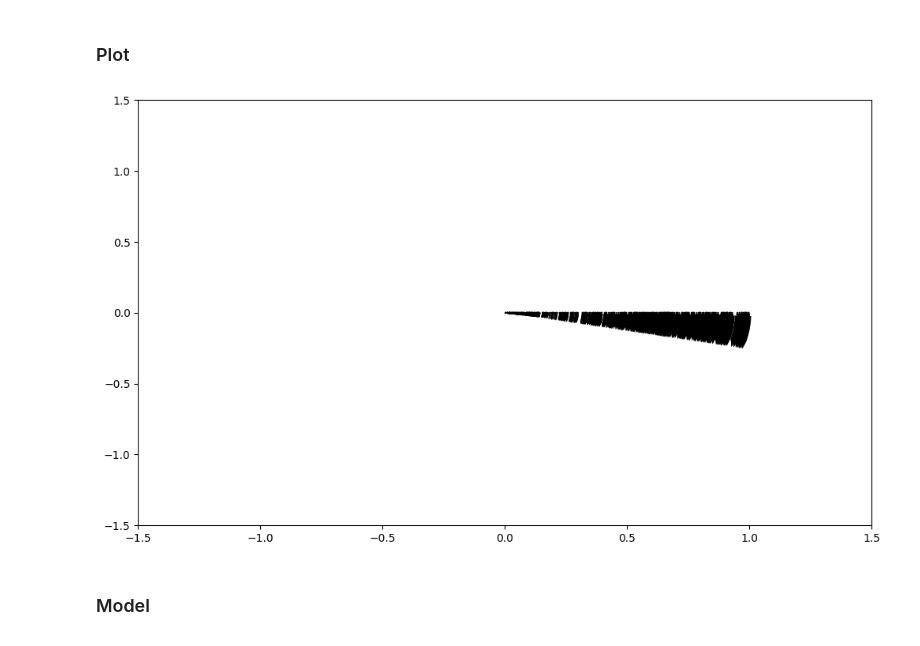
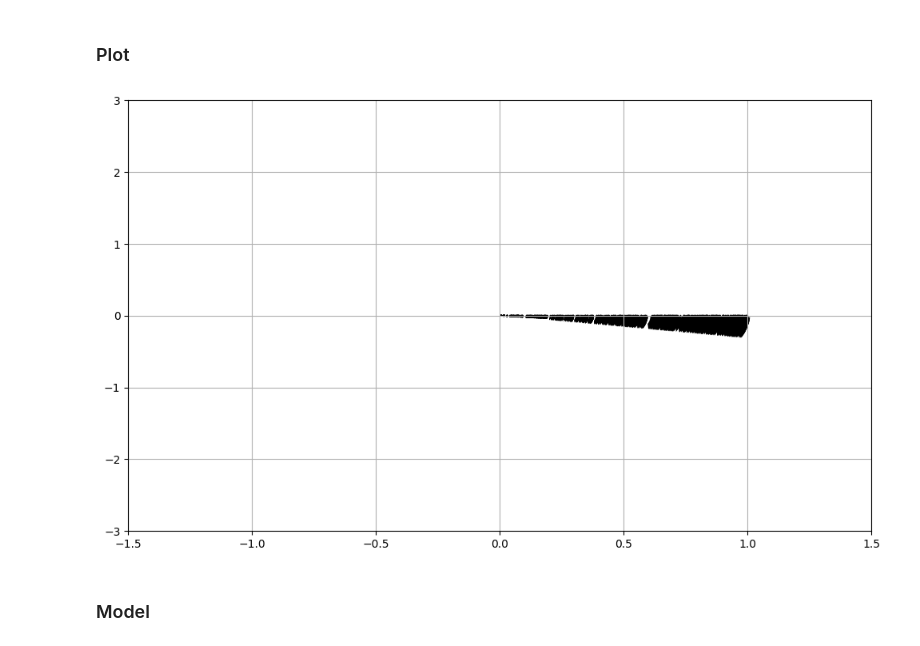
Before and after one commit to yonathan95/SequntialModeling1, a Jupyter notebook: Assignment1.ipynb, the cells around one changed output. Drawn from its saved outputs; the diff is of its cells as text; code cells hidden in the pictures.

```diff
--- a/Assignment1.ipynb
+++ b/Assignment1.ipynb
@@ -37,6 +37,17 @@ import random
 # %%
 def calc_grad(x1, x2, delta_t=0.01):
     return (x2 - x1)/ delta_t
+
+def conv_to_2d(seqs, seq_length=20):
+    data = []
+    for s in seqs:
+        seq = [None] * seq_length
+        seq[0] = [s[0], 0]
+        for i in range(1, len(seq)):
+            seq[i] = [s[i], calc_grad(s[i-1], s[i])]
+        data.append(np.array(seq))
+    return data
+
 
 def generate_harmonic_oscillator_sequence(delta_t = 0.01, seq_length=20):
     x_0 = random.random()
@@ -46,12 +57,7 @@ def generate_harmonic_oscillator_sequence(delta_t = 0.01, seq_length=20):
 
     for i in range(1, seq_length - 1):
         xs[i+1] = 2.0 * xs[i] - xs[i-1] - xs[i] * (delta_t**2)
-
-    data = [None] * seq_length
-    data[0] = [xs[0], 0]
-    for i in range(1, len(xs)):
-        data[i] = [xs[i], calc_grad(xs[i-1], xs[i])]
-    return np.array(data)
+    return xs
 # %% [markdown]
 ### Model
 # %% [markdown]
@@ -94,14 +100,15 @@ def plot_phase_diagram(data):
     fig, ax = plt.subplots(figsize = (12, 7))
     ax.quiver(x_pos, v_pos, x_direct, v_direct)
 
-    ax.axis([-1.5, 1.5, -1.5, 1.5])
+    ax.axis([-1.5, 1.5, -3, 3])
 
     # show plot
+    plt.grid()
     plt.show()
 # %%
-plot_phase_diagram(train_data)
+plot_phase_diagram(conv_to_2d(train_data))
 # %% [output]
-[figure, old version]
+[figure, new version]
 # %% [markdown]
 ### Model
 # %%
```
Also changed, not shown: parts of 4 cells of this notebook.
